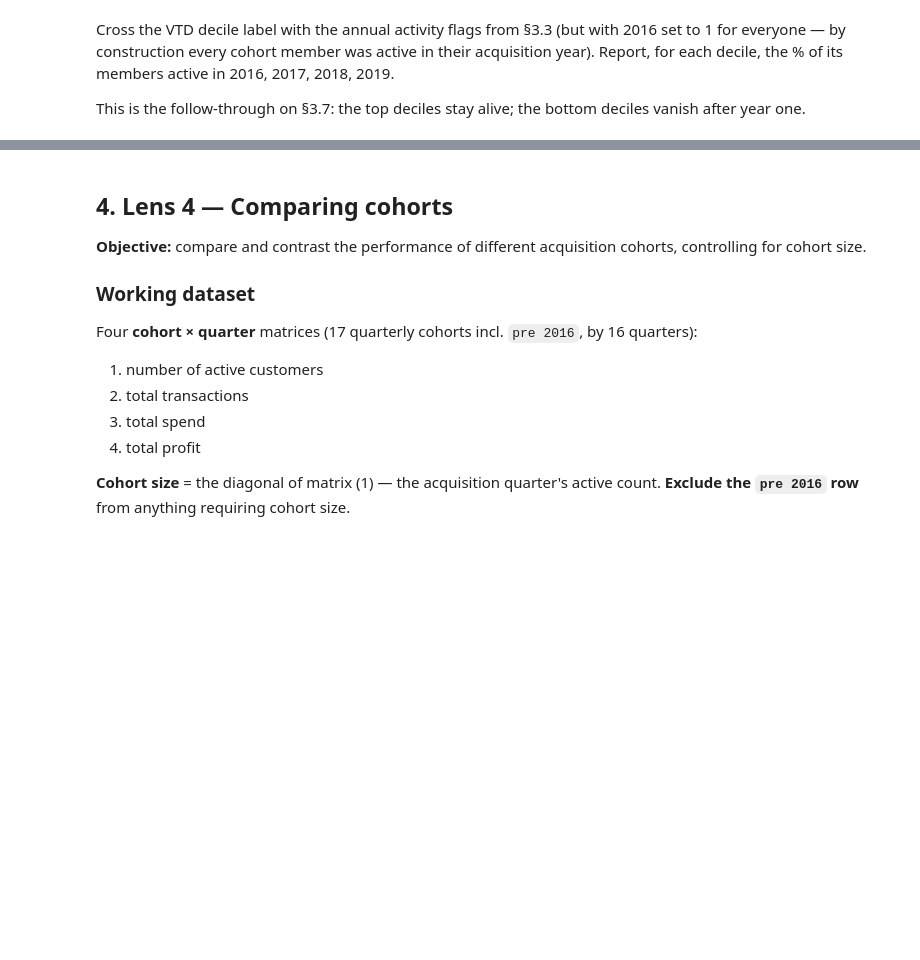
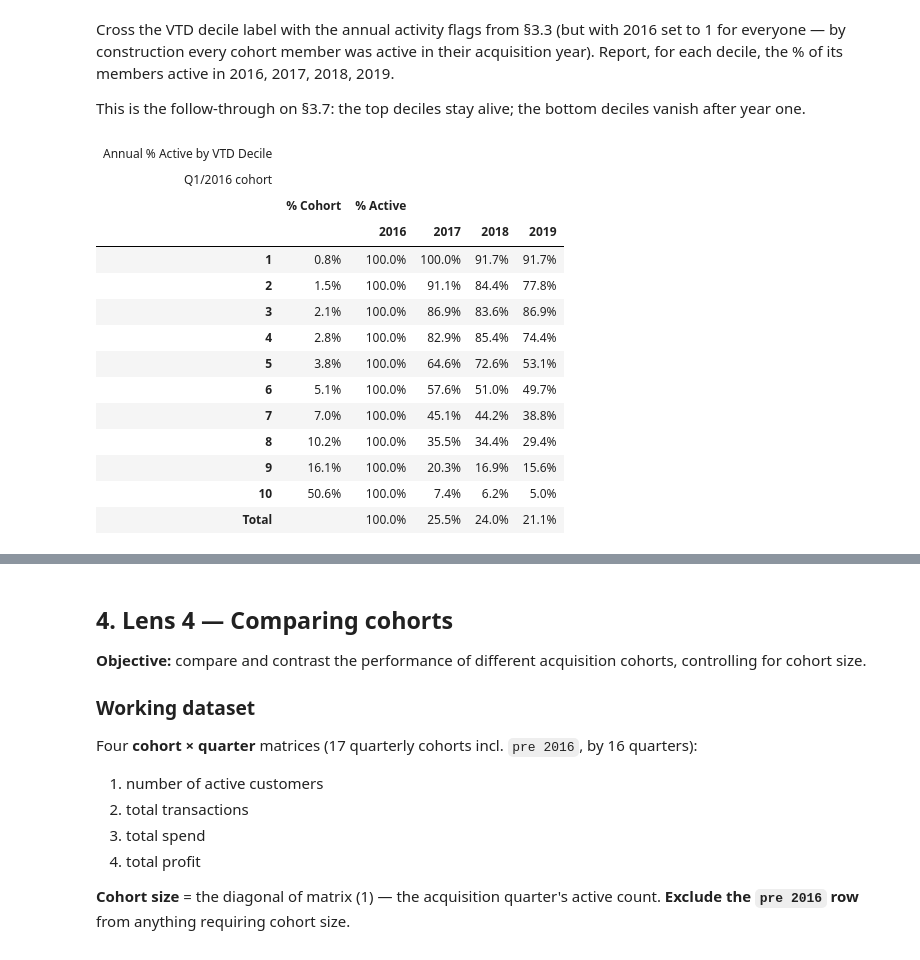
Before and after one commit to abdullahau/customer-analytics, a Jupyter notebook: notebooks/analyses/customer-base-audit.ipynb, the cells around one changed output, grey strips where cells are left out. Saved outputs shown, nothing was run; the diff lists cells and outputs as text; code cells hidden in the pictures; blank space fills up the shorter version.

```diff
--- a/notebooks/analyses/customer-base-audit.ipynb
+++ b/notebooks/analyses/customer-base-audit.ipynb
@@ -2537,3 +2537,64 @@ profit_rank = profit_rank.rename(
 Cross the VTD decile label with the annual activity flags from §3.3 (but with 2016 set to 1 for everyone — by construction every cohort member was active in their acquisition year). Report, for each decile, the % of its members active in 2016, 2017, 2018, 2019.
 
 This is the follow-through on §3.7: the top deciles stay alive; the bottom deciles vanish after year one.
+# %%
+active = (
+    cust_data
+    .query("Cohort == 'y2016_q1'")
+    .pivot_table(
+        index="CustomerID",
+        columns="Year",
+        values="NumTrans",
+        aggfunc="sum",
+        fill_value=0
+    )
+    .gt(0)
+)
+active.columns = active.columns.astype(str)
+year_cols = list(active.columns)
+
+
+g = active.join(vtd_df["ProfitDecile"], how="right").groupby("ProfitDecile")
+counts = g[year_cols].sum().assign(NumCust=g.size())
+counts.loc["Total"] = counts.sum()
+
+active_cols = [c for c in year_cols]
+
+tbl = (
+    counts[year_cols]
+    .div(counts["NumCust"], axis=0)
+    .set_axis(active_cols, axis=1)
+    .assign(**{"% Cohort": counts["NumCust"].div(counts.loc["Total", "NumCust"])
+                                            .mask(counts.index == "Total")})
+    .reset_index(names="Decile")
+)
+tbl.insert(1, "% Cohort", tbl.pop("% Cohort"))
+
+pct_cols = ["% Cohort"] + active_cols
+
+(
+    GT(tbl, rowname_col="Decile")
+    .tab_header(title="Annual % Active by VTD Decile", subtitle="Q1/2016 cohort")
+    .tab_spanner(label="% Active", columns=active_cols)
+    .fmt_percent(columns=pct_cols, decimals=1)
+    .sub_missing(missing_text="")
+    .tab_style(style=style.borders(sides="top", weight="2px"),
+               locations=loc.body(rows=lambda d: d["Decile"].eq("Total")))
+    .tab_options(table_font_size="12px", data_row_padding="4px")
+)
+# %% [output]
+| Annual % Active by VTD Decile |  |  |  |  |  |
+| Q1/2016 cohort |  |  |  |  |  |
+|  | % Cohort | % Active |  |  |  |
+|  |  | 2016 | 2017 | 2018 | 2019 |
+| 1 | 0.8% | 100.0% | 100.0% | 91.7% | 91.7% |
+| 2 | 1.5% | 100.0% | 91.1% | 84.4% | 77.8% |
+| 3 | 2.1% | 100.0% | 86.9% | 83.6% | 86.9% |
+| 4 | 2.8% | 100.0% | 82.9% | 85.4% | 74.4% |
+| 5 | 3.8% | 100.0% | 64.6% | 72.6% | 53.1% |
+| 6 | 5.1% | 100.0% | 57.6% | 51.0% | 49.7% |
+| 7 | 7.0% | 100.0% | 45.1% | 44.2% | 38.8% |
+| 8 | 10.2% | 100.0% | 35.5% | 34.4% | 29.4% |
+| 9 | 16.1% | 100.0% | 20.3% | 16.9% | 15.6% |
+| 10 | 50.6% | 100.0% | 7.4% | 6.2% | 5.0% |
+| Total |  | 100.0% | 25.5% | 24.0% | 21.1% |
```
Also changed, not shown: parts of 5 cells of this notebook.
